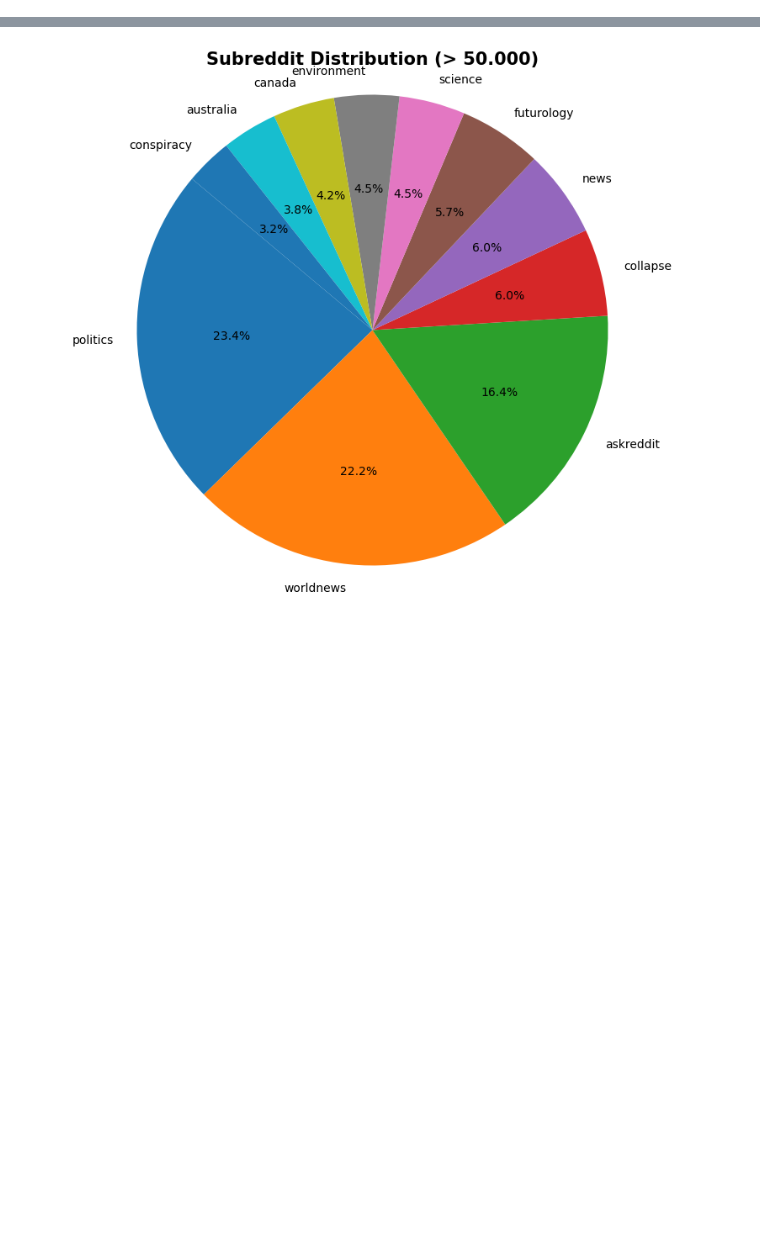
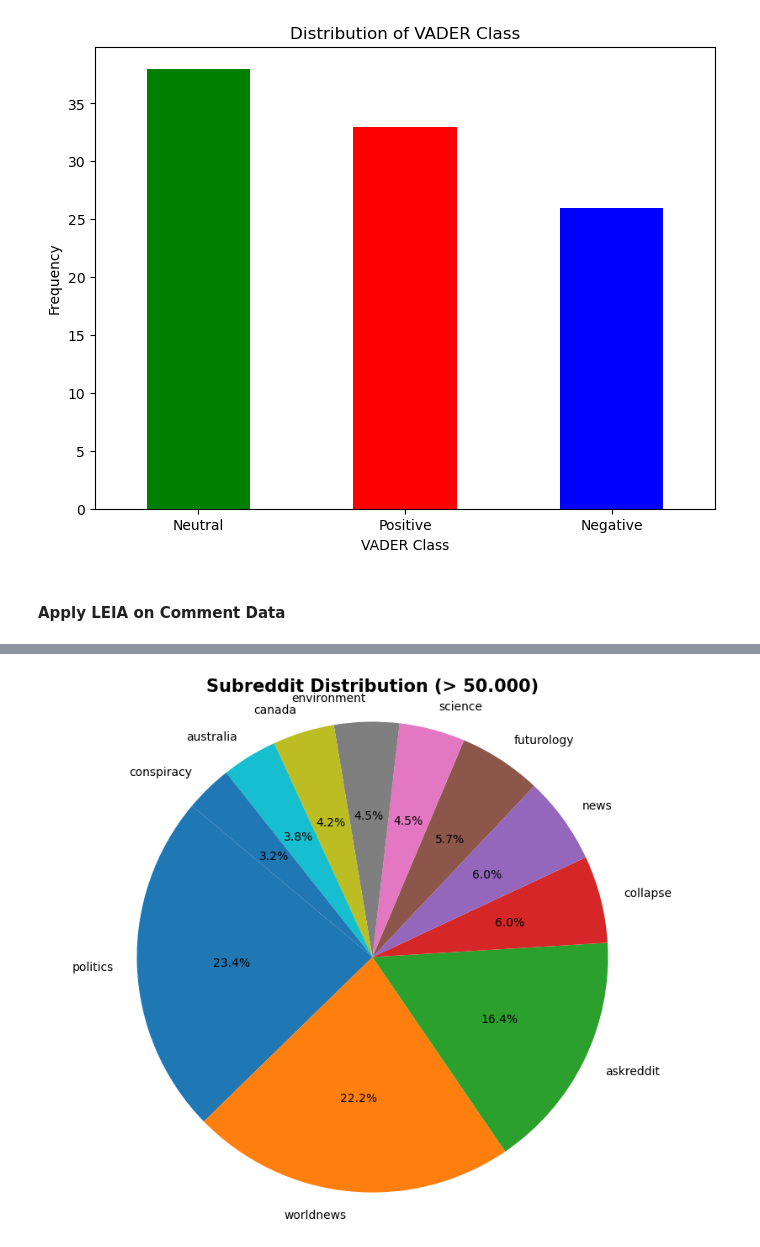
Before and after one commit to tobiaswtzl/dlss-project24, a Jupyter notebook: DLSS-Project - Descriptive Analysis.ipynb, the cells around one changed output, grey strips where cells are left out. Saved outputs shown, nothing was run; the diff lists cells and outputs as text; code cells hidden in the pictures; blank space fills up the shorter version.

```diff
--- a/DLSS-Project - Descriptive Analysis.ipynb
+++ b/DLSS-Project - Descriptive Analysis.ipynb
@@ -9,0 +287,13 @@ posts = pd.read_csv("data/the-reddit-climate-change-dataset-posts.csv")
+# %%
+#Plotting the distribution of VADER_class
+plt.figure(figsize=(8, 6))
+comments['VADER_class'].value_counts().plot(kind='bar', color=['green', 'red', 'blue'])
+plt.title('Distribution of VADER Class')
+plt.xlabel('VADER Class')
+plt.ylabel('Frequency')
+plt.xticks(rotation=0)
+plt.show()
+# %% [output]
+[figure, added]
+# %% [markdown]
+#### Apply LEIA on Comment Data
```
Also changed, not shown: parts of 23 cells of this notebook, 1 other file.
